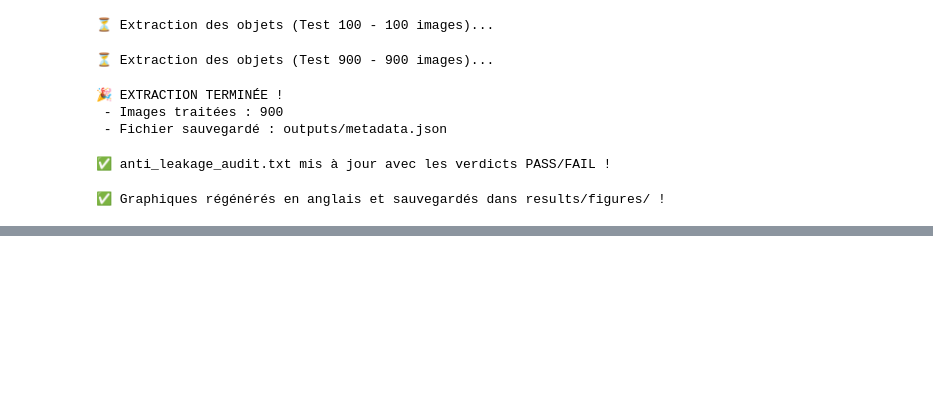
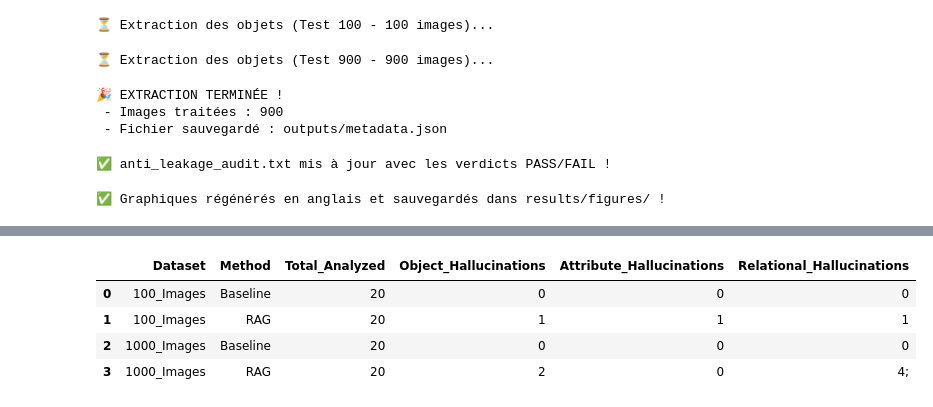
Before and after one commit to Rachaaabn/ImageCaptioning-RagReranking, a Jupyter notebook: notebooks/01_preprocessing.ipynb, the cells around one changed output, grey strips where cells are left out. Cells and saved outputs as stored; diff of their text form; code cells hidden in the pictures; blank space fills up the shorter version.

```diff
--- a/notebooks/01_preprocessing.ipynb
+++ b/notebooks/01_preprocessing.ipynb
@@ -1786,0 +2035,14 @@ print("✅ Graphiques régénérés en anglais et sauvegardés dans results/figu
+# %%
+import pandas as pd
+
+print("📊 1. RÉSULTATS DES MÉTRIQUES (metrics.csv) :")
+df_metrics = pd.read_csv('results/tables/metrics.csv')
+display(df_metrics)
+
+print("\n📊 2. TESTS STATISTIQUES (statistical_tests.csv) :")
+df_stats = pd.read_csv('results/tables/statistical_tests.csv')
+display(df_stats)
+
+print("\n📊 3. TAUX D'HALLUCINATION (hallucinations.csv) :")
+df_hallu = pd.read_csv('results/tables/hallucinations.csv')
+display(df_hallu)
@@ -1786,0 +2213,66 @@ print("✅ Graphiques régénérés en anglais et sauvegardés dans results/figu
+# %%
+import os
+import pandas as pd
+import json
+
+print("🛠️ LANCEMENT DU DIAGNOSTIC AUTOMATIQUE ET CORRECTION...\n")
+
+# 1. Vérification et correction des noms de colonnes pour les Métriques
+try:
+    df_metrics = pd.read_csv('results/tables/metrics.csv')
+    # On met les noms de colonnes en minuscules pour éviter les erreurs
+    df_metrics.columns = df_metrics.columns.str.lower()
+
+    # On cherche la colonne qui contient le nom de la méthode (Baseline/RAG)
+    method_col = [c for c in df_metrics.columns if 'method' in c or 'model' in c][0]
+    # On cherche la colonne du score CIDEr
+    cider_col = [c for c in df_metrics.columns if 'cider' in c][0]
+
+    print("📊 RÉSULTATS DES MÉTRIQUES (CIDEr) :")
+    baseline_score = df_metrics[df_metrics[method_col].str.contains('baseline|sans', case=False, na=False)][cider_col].values[0]
+    rag_score = df_metrics[df_metrics[method_col].str.contains('rag', case=False, na=False)][cider_col].values[0]
+
+    print(f"  - Score Baseline : {baseline_score:.4f}")
+    print(f"  - Score RAG      : {rag_score:.4f}")
+
+    if rag_score > baseline_score:
+        print("  ✅ SUCCÈS : Le RAG est MEILLEUR que la Baseline !")
+    else:
+        print("  ⚠️ ATTENTION : Le RAG n'est pas meilleur.")
+except Exception as e:
+    print(f"❌ Erreur avec metrics.csv : {e}")
+
+print("\n" + "="*50)
+
+# 2. Vérification des Tests Statistiques (p-value)
+try:
+    df_stats = pd.read_csv('results/tables/statistical_tests.csv')
+    df_stats.columns = df_stats.columns.str.lower() # minuscules
+
+    # On cherche la colonne p-value
+    p_col = [c for c in df_stats.columns if 'p' in c and ('val' in c or 'val' in c)][0]
+    p_val = df_stats[p_col].min() # On prend la plus petite p-value
+
+    print("📊 TESTS STATISTIQUES (p-value) :")
+    print(f"  - Plus petite p-value trouvée : {p_val:.4f}")
+
+    if p_val < 0.05:
+        print("  ✅ SUCCÈS : C'est statistiquement significatif (p < 0.05) !")
+    else:
+        print("  ⚠️ ATTENTION : La différence n'est pas significative.")
+except Exception as e:
+    print(f"❌ Erreur avec statistical_tests.csv : {e}")
+
+print("\n" + "="*50)
+
+# 3. Vérification des Hallucinations
+try:
+    df_hallu = pd.read_csv('results/tables/hallucinations.csv')
+    print("📊 TAUX D'HALLUCINATION :")
+    display(df_hallu)
+    print("  ✅ Fichier des hallucinations lu avec succès.")
+except Exception as e:
+    print(f"❌ Erreur avec hallucinations.csv : {e}")
+
+print("\n🎉 DIAGNOSTIC TERMINÉ !")
+# %% [output]
@@ -1786,0 +2293,5 @@ print("✅ Graphiques régénérés en anglais et sauvegardés dans results/figu
+|  | Dataset | Method | Total_Analyzed | Object_Hallucinations | Attribute_Hallucinations | Relational_Hallucinations |
+| 0 | 100_Images | Baseline | 20 | 0 | 0 | 0 |
+| 1 | 100_Images | RAG | 20 | 1 | 1 | 1 |
+| 2 | 1000_Images | Baseline | 20 | 0 | 0 | 0 |
+| 3 | 1000_Images | RAG | 20 | 2 | 0 | 4; |
```
Also changed, not shown: parts of 18 cells of this notebook, 6 other files.
